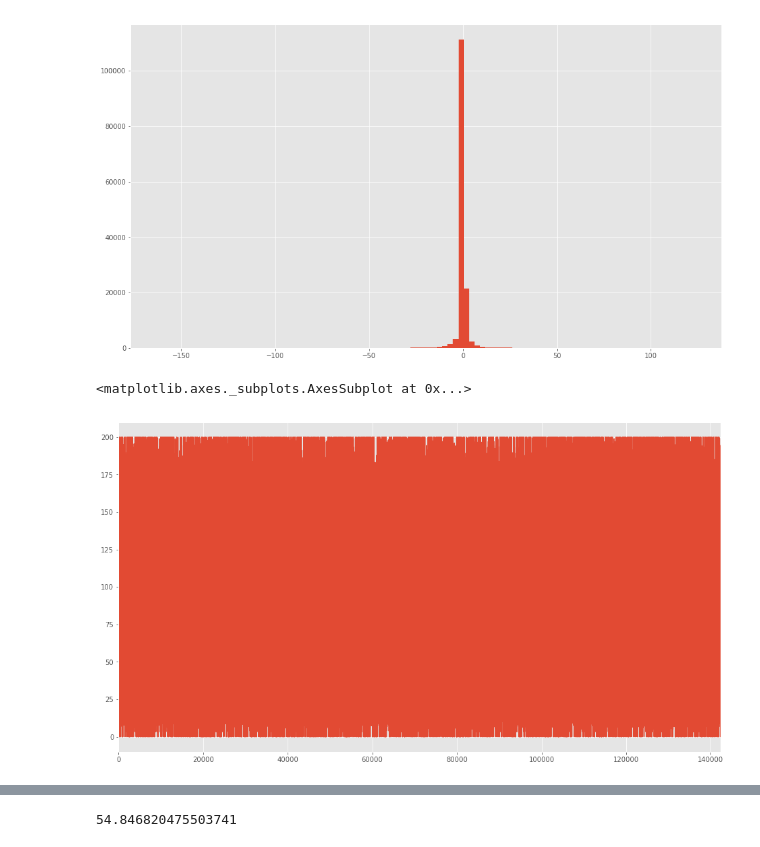
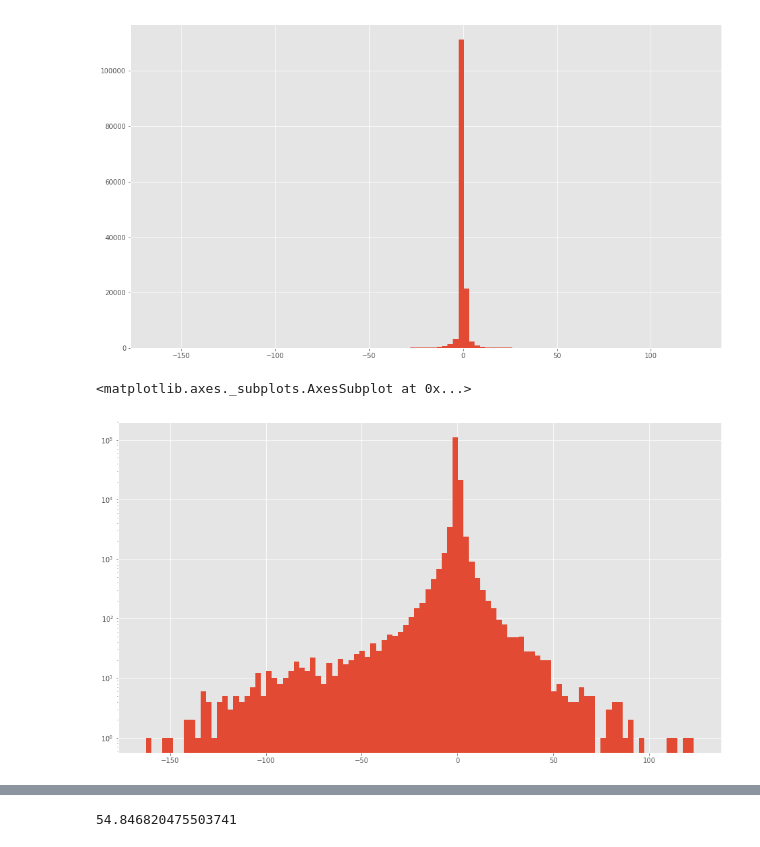
Before and after one commit to DBCerigo/kaggle-wiki, a Jupyter notebook: dbc/Results-analysis_v4.ipynb, the cells around one changed output, grey strips where cells are left out. Drawn from its saved outputs; the diff is of its cells as text; code cells hidden in the pictures.

```diff
--- a/dbc/Results-analysis_v4.ipynb
+++ b/dbc/Results-analysis_v4.ipynb
@@ -81,10 +91,10 @@ df.val_gain.hist(bins=100)
 # %% [output]
 <matplotlib.axes._subplots.AxesSubplot at 0x...>
 [figure]
-# %%
-df[VERSION[:-1]+'_val'].plot()
-# %% [output]
-<matplotlib.axes._subplots.AxesSubplot at 0x...>
-[figure, removed]
+# %%
+df.val_gain.hist(bins=100, log=True)
+# %% [output]
+<matplotlib.axes._subplots.AxesSubplot at 0x...>
+[figure, added]
 # %%
 df[VERSION[:-1]+'_val'].sort_values().hist(bins=1000)
```
Also changed, not shown: parts of 4 cells of this notebook.
